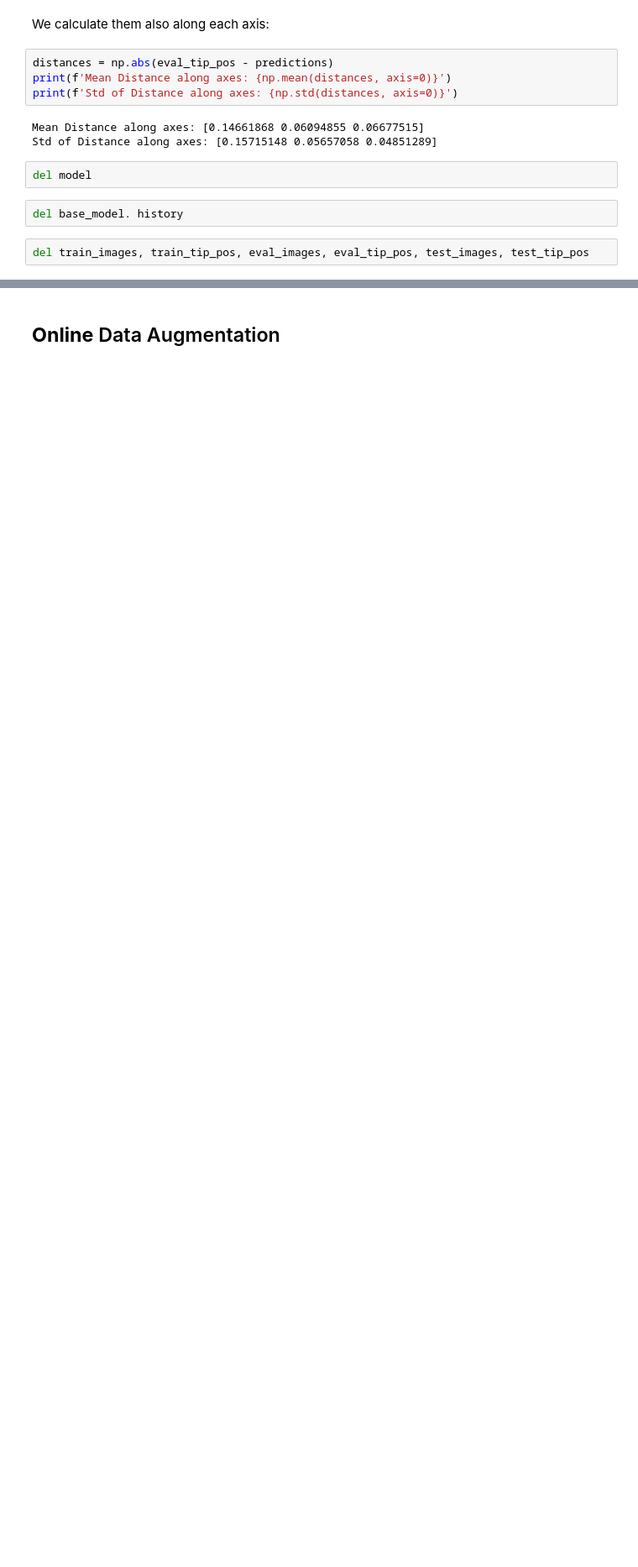
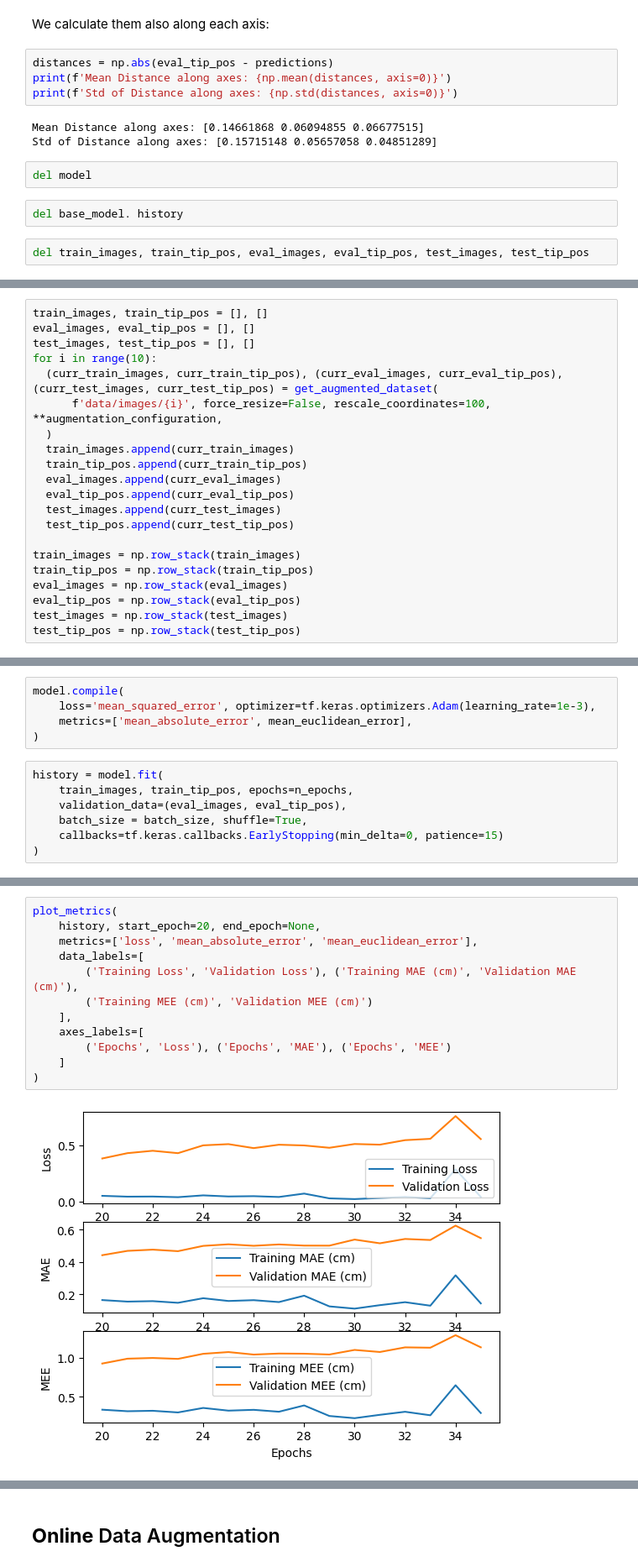
Before and after one commit to Servat0r/Robotics-Project, a Jupyter notebook: notebooks/DomainRandomization.ipynb, the cells around one changed output, grey strips where cells are left out. Shown at 84% size. Cells and saved outputs as stored; diff of their text form; blank space fills up the shorter version.

```diff
--- a/notebooks/DomainRandomization.ipynb
+++ b/notebooks/DomainRandomization.ipynb
@@ -653,0 +654,21 @@ del train_images, train_tip_pos, eval_images, eval_tip_pos, test_images, test_ti
+# %%
+train_images, train_tip_pos = [], []
+eval_images, eval_tip_pos = [], []
+test_images, test_tip_pos = [], []
+for i in range(10):
+  (curr_train_images, curr_train_tip_pos), (curr_eval_images, curr_eval_tip_pos), (curr_test_images, curr_test_tip_pos) = get_augmented_dataset(
+      f'data/images/{i}', force_resize=False, rescale_coordinates=100, **augmentation_configuration,
+  )
+  train_images.append(curr_train_images)
+  train_tip_pos.append(curr_train_tip_pos)
+  eval_images.append(curr_eval_images)
+  eval_tip_pos.append(curr_eval_tip_pos)
+  test_images.append(curr_test_images)
+  test_tip_pos.append(curr_test_tip_pos)
+
+train_images = np.row_stack(train_images)
+train_tip_pos = np.row_stack(train_tip_pos)
+eval_images = np.row_stack(eval_images)
+eval_tip_pos = np.row_stack(eval_tip_pos)
+test_images = np.row_stack(test_images)
+test_tip_pos = np.row_stack(test_tip_pos)
@@ -653,0 +725,12 @@ del train_images, train_tip_pos, eval_images, eval_tip_pos, test_images, test_ti
+# %%
+model.compile(
+    loss='mean_squared_error', optimizer=tf.keras.optimizers.Adam(learning_rate=1e-3),
+    metrics=['mean_absolute_error', mean_euclidean_error],
+)
+# %%
+history = model.fit(
+    train_images, train_tip_pos, epochs=n_epochs,
+    validation_data=(eval_images, eval_tip_pos),
+    batch_size = batch_size, shuffle=True,
+    callbacks=tf.keras.callbacks.EarlyStopping(min_delta=0, patience=15)
+)
@@ -653,0 +755,14 @@ del train_images, train_tip_pos, eval_images, eval_tip_pos, test_images, test_ti
+# %%
+plot_metrics(
+    history, start_epoch=20, end_epoch=None,
+    metrics=['loss', 'mean_absolute_error', 'mean_euclidean_error'],
+    data_labels=[
+        ('Training Loss', 'Validation Loss'), ('Training MAE (cm)', 'Validation MAE (cm)'),
+        ('Training MEE (cm)', 'Validation MEE (cm)')
+    ],
+    axes_labels=[
+        ('Epochs', 'Loss'), ('Epochs', 'MAE'), ('Epochs', 'MEE')
+    ]
+)
+# %% [output]
+[figure, added]
```
Also changed, not shown: parts of 114 cells of this notebook, 9 other files.
